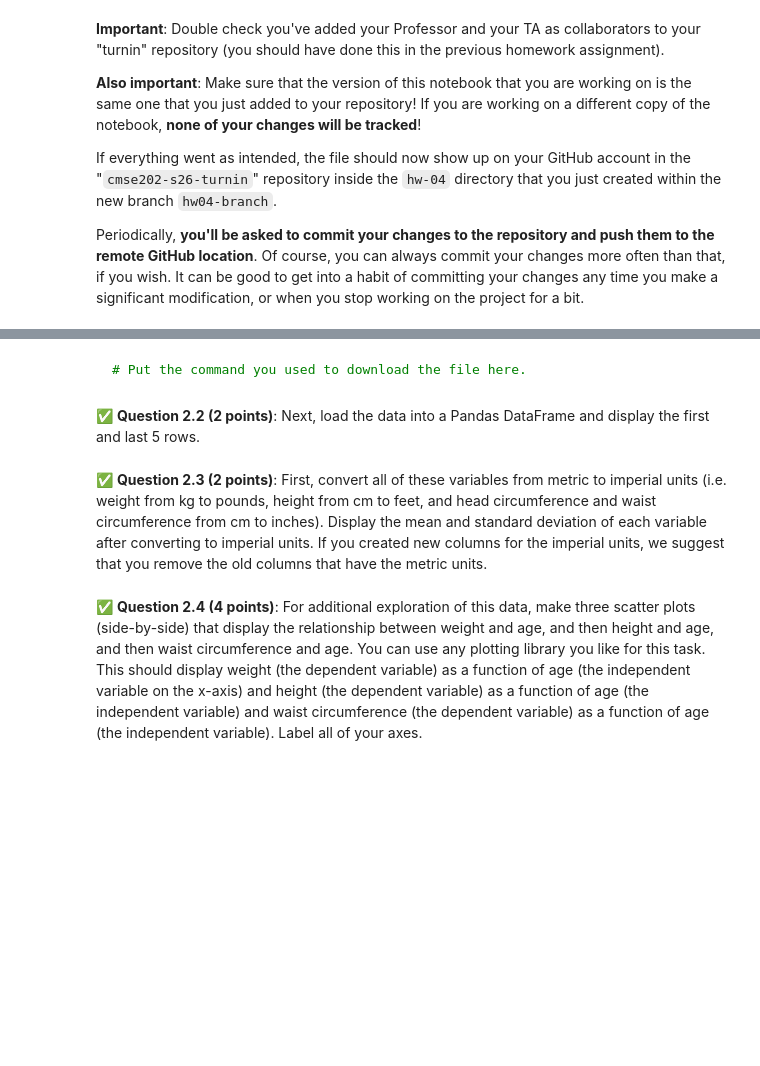
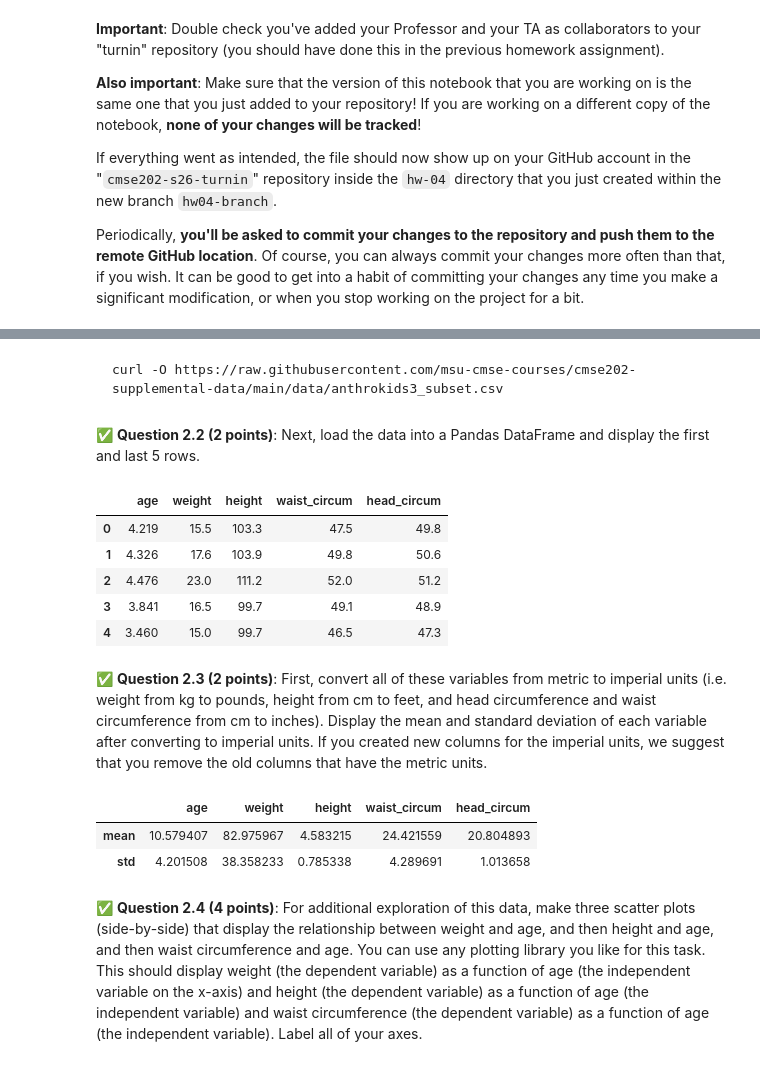
Before and after one commit to Alexcrossmung/CMSE202-S26-turnin, a Jupyter notebook: hw-04/HW-04_RegressionClassification-STUDENT.ipynb, the cells around one changed output, grey strips where cells are left out. Cells and saved outputs as stored; diff of their text form; code cells hidden in the pictures; blank space fills up the shorter version.

````diff
--- a/hw-04/HW-04_RegressionClassification-STUDENT.ipynb
+++ b/hw-04/HW-04_RegressionClassification-STUDENT.ipynb
@@ -69,13 +69,23 @@ The dataset is available here:
 `https://raw.githubusercontent.com/msu-cmse-courses/cmse202-supplemental-data/main/data/anthrokids3_subset.csv`
 
 &#9989; **Question 2.1 (1 points)**: To get started, **download the `anthrokids3_subset.csv` file and place it in the same directory as your notebook**.
-# %% [markdown]
-``` bash
-# Put the command you used to download the file here.
-```
+# %% [markdown]
+``` bash
+curl -O https://raw.githubusercontent.com/msu-cmse-courses/cmse202-supplemental-data/main/data/anthrokids3_subset.csv
+```
 # %% [markdown]
 &#9989;  **Question 2.2 (2 points)**: Next, load the data into a Pandas DataFrame and display the first and last 5 rows.
 # %%
 # Put your code here
+import pandas as pd
+df = pd.read_csv("anthrokids3_subset.csv")
+df.head()
+# %% [output]
+|  | age | weight | height | waist_circum | head_circum |
+| 0 | 4.219 | 15.5 | 103.3 | 47.5 | 49.8 |
+| 1 | 4.326 | 17.6 | 103.9 | 49.8 | 50.6 |
+| 2 | 4.476 | 23.0 | 111.2 | 52.0 | 51.2 |
+| 3 | 3.841 | 16.5 | 99.7 | 49.1 | 48.9 |
+| 4 | 3.460 | 15.0 | 99.7 | 46.5 | 47.3 |
 # %% [markdown]
 &#9989;  **Question 2.3 (2 points)**: First, convert all of these variables from metric to imperial units (i.e. weight from kg to pounds, height from cm to feet, and head circumference and waist circumference from cm to inches). Display the mean and standard deviation of each variable after converting to imperial units.  If you created new columns for the imperial units, we suggest that you remove the old columns that have the metric units.
@@ -84,2 +92,13 @@ The dataset is available here:
+# %%
+# Put your code here
+df["weight"] = df["weight"] * 2.20462
+df["height"] = df["height"] * 0.0328084
+df["waist_circum"] = df["waist_circum"] * 0.393701
+df["head_circum"] = df["head_circum"] * 0.393701
+df.describe().loc[["mean", "std"]]
+# %% [output]
+|  | age | weight | height | waist_circum | head_circum |
+| mean | 10.579407 | 82.975967 | 4.583215 | 24.421559 | 20.804893 |
+| std | 4.201508 | 38.358233 | 0.785338 | 4.289691 | 1.013658 |
 # %% [markdown]
 &#9989;  **Question 2.4 (4 points)**: For additional exploration of this data, make three scatter plots (side-by-side) that display the relationship between weight and age, and then height and age, and then waist circumference and age. You can use any plotting library you like for this task.  This should display weight (the dependent variable) as a function of age (the independent variable on the x-axis) and height (the dependent variable) as a function of age (the independent variable) and waist circumference (the dependent variable) as a function of age (the independent variable).  Label all of your axes.
````
Also changed, not shown: parts of 4 cells of this notebook, 1 other file.
